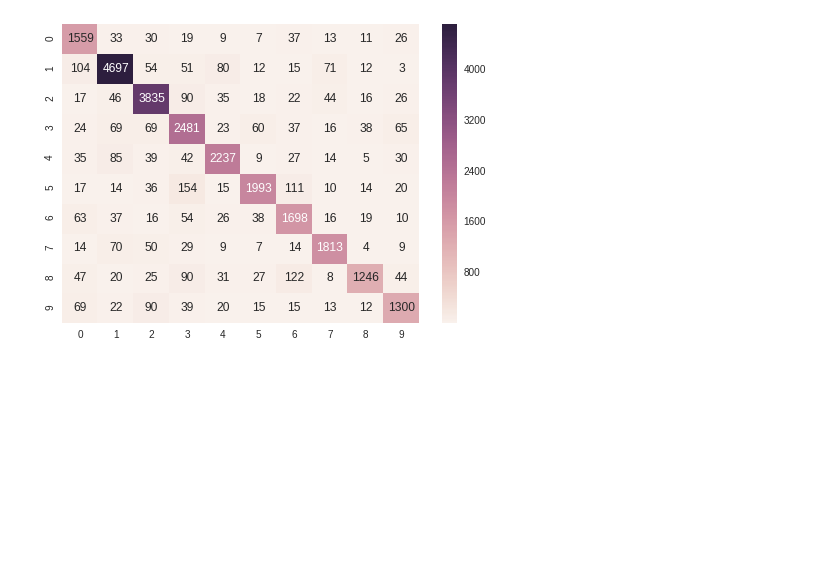
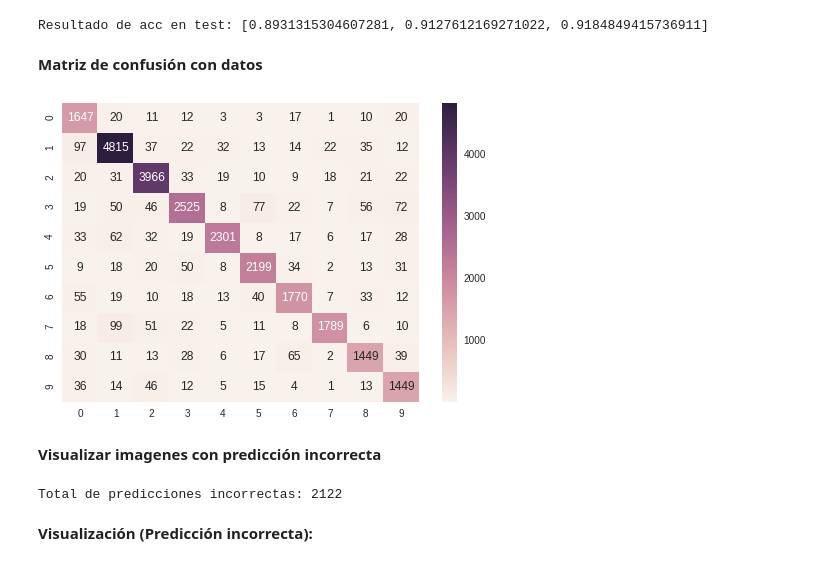
Before and after one commit to BryanFerreiraH/IA, a Jupyter notebook: cnn.ipynb, the cells around one changed output. Saved outputs shown, nothing was run; the diff lists cells and outputs as text; code cells hidden in the pictures; blank space fills up the shorter version.

Commit message:
Gráficas arregladas, batch cambiado, añadido titulos, visualización de img

```diff
--- a/cnn.ipynb
+++ b/cnn.ipynb
@@ -41,24 +46,24 @@ x_test=np.expand_dims(x_test, axis=3).astype('float32')
 # %%
 from keras import models
 from keras import layers
-network = models.Sequential()
+cnn = models.Sequential()
 
-network.add(layers.Conv2D(10, (5, 5), activation='relu', input_shape=(32,32,1)))
-network.add(layers.MaxPooling2D((2, 2)))
-network.add(layers.Conv2D(20, (5, 5), activation='relu'))
-network.add(layers.MaxPooling2D((2, 2)))
+cnn.add(layers.Conv2D(10, (5, 5), activation='relu', input_shape=(32,32,1)))
+cnn.add(layers.MaxPooling2D((2, 2)))
+cnn.add(layers.Conv2D(20, (5, 5), activation='relu'))
+cnn.add(layers.MaxPooling2D((2, 2)))
 
 # Clasificador
-network.add(layers.Flatten())
-network.add(layers.Dense(100, activation='relu'))
+cnn.add(layers.Flatten())
+cnn.add(layers.Dense(100, activation='relu'))
 
 # Neurona de salida
-network.add(layers.Dense(10, activation='softmax'))
+cnn.add(layers.Dense(10, activation='softmax'))
 
 #Definimor el optmizador,la metricas para test/train y la funcion de perdida
-network.compile(optimizer='adam',loss='categorical_crossentropy',metrics=['categorical_accuracy'])
+cnn.compile(optimizer='adam',loss='categorical_crossentropy',metrics=['acc'])
 
-history = network.fit(x_train, y_train, epochs=1, batch_size=128, validation_data=(x_test, y_test))
+resultado = cnn.fit(x_train, y_train, epochs=3, verbose=1, batch_size=64, validation_data=(x_test, y_test))
 # %% [output]
 Using TensorFlow backend.
 Train on 373257 samples, validate on 26032 samples
@@ -83,6 +76,23 @@ confusion_mtx = confusion_matrix(Y_true, Y_pred_classes)
+# %%
+#Comprobacacion de error
+print ("Resultado de acc en test:",resultado.history['val_acc'])
+# %% [output]
+Resultado de acc en test: [0.8931315304607281, 0.9127612169271022, 0.9184849415736911]
+# %% [markdown]
+**Matriz de confusión con datos**
+# %%
+from sklearn.metrics import confusion_matrix
+#Devuelve un numpy array con la prediccion
+y_pred = cnn.predict(x_test)
+y_pred = np.argmax(y_pred,axis = 1)
+#Agarra el valor del one hot encoder
+y_real = np.argmax(y_test,axis = 1)
+#Calculo de matrix de confusion
+matrix = confusion_matrix(y_real, y_pred)
 # %%
+#Matriz de confusion
 import seaborn as sns
 plt.figure()
-sns.heatmap(confusion_mtx, annot=True, fmt="d");
+sns.heatmap(matrix, annot=True, fmt="d");
 # %% [output]
-[figure, old version]
+[figure, new version]
@@ -109,0 +99,14 @@ plt.show()
+# %% [markdown]
+**Visualizar imagenes con predicción incorrecta**
+# %%
+#Predicción incorrecta: Boolean que compara la prediccion con el valor real
+inc_pred = (y_pred != y_real) #Verdaderos son incorrectos
+print('Total de predicciones incorrectas:',np.sum(inc_pred))
+
+#https://stackoverflow.com/questions/21448225/getting-indices-of-true-values-in-a-boolean-list
+#Tomamos la posicion de todos los verderos que son los incorrectos
+errores = [i for i, x in enumerate(inc_pred) if x]
+# %% [output]
+Total de predicciones incorrectas: 2122
+# %% [markdown]
+**Visualización (Predicción incorrecta):**
```
Also changed, not shown: parts of 20 cells of this notebook.
